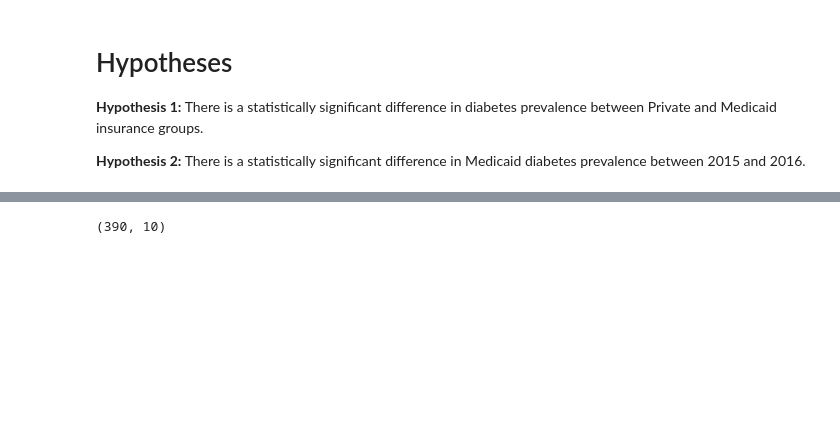
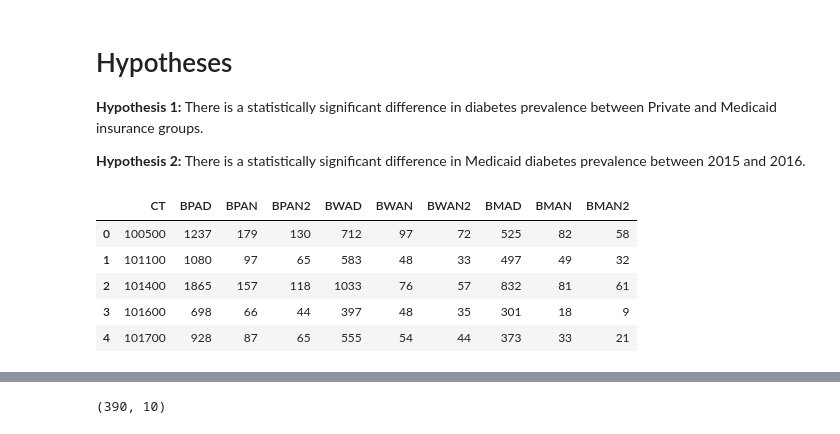
Before and after one commit to mhacisalihoglu/dsa_project, a Jupyter notebook: notebooks/diabetes_EDA.ipynb, the cells around one changed output, grey strips where cells are left out. Saved outputs shown, nothing was run; the diff lists cells and outputs as text; code cells hidden in the pictures; blank space fills up the shorter version.

```diff
--- a/notebooks/diabetes_EDA.ipynb
+++ b/notebooks/diabetes_EDA.ipynb
@@ -28,3 +28,12 @@ url_ndc = "https://raw.githubusercontent.com/mhacisalihoglu/dsa_project/main/dat
 diabetes_2015 = pd.read_csv(url_2015)
 diabetes_2016 = pd.read_csv(url_2016)
 ndc_codes = pd.read_excel(url_ndc, sheet_name="Diabetes NDC list")
+# %%
+diabetes_2016.head()
+# %% [output]
+|  | CT | BPAD | BPAN | BPAN2 | BWAD | BWAN | BWAN2 | BMAD | BMAN | BMAN2 |
+| 0 | 100500 | 1237 | 179 | 130 | 712 | 97 | 72 | 525 | 82 | 58 |
+| 1 | 101100 | 1080 | 97 | 65 | 583 | 48 | 33 | 497 | 49 | 32 |
+| 2 | 101400 | 1865 | 157 | 118 | 1033 | 76 | 57 | 832 | 81 | 61 |
+| 3 | 101600 | 698 | 66 | 44 | 397 | 48 | 35 | 301 | 18 | 9 |
+| 4 | 101700 | 928 | 87 | 65 | 555 | 54 | 44 | 373 | 33 | 21 |
```
Also changed, not shown: parts of 22 cells of this notebook.
